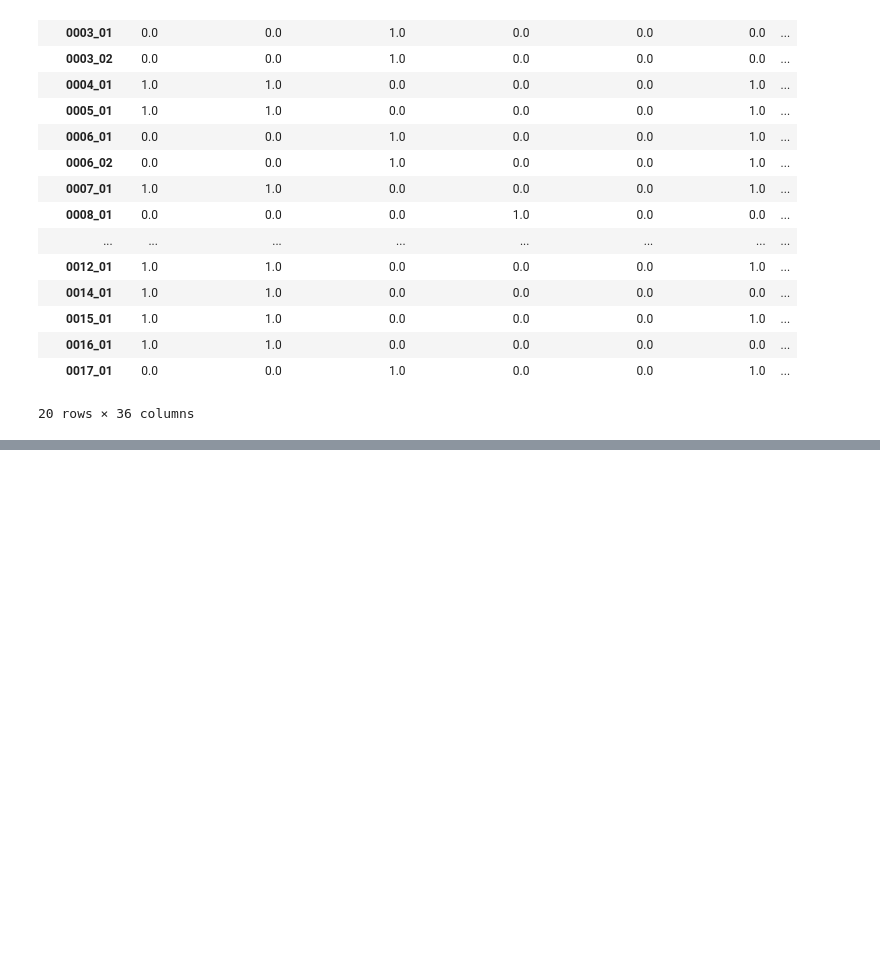
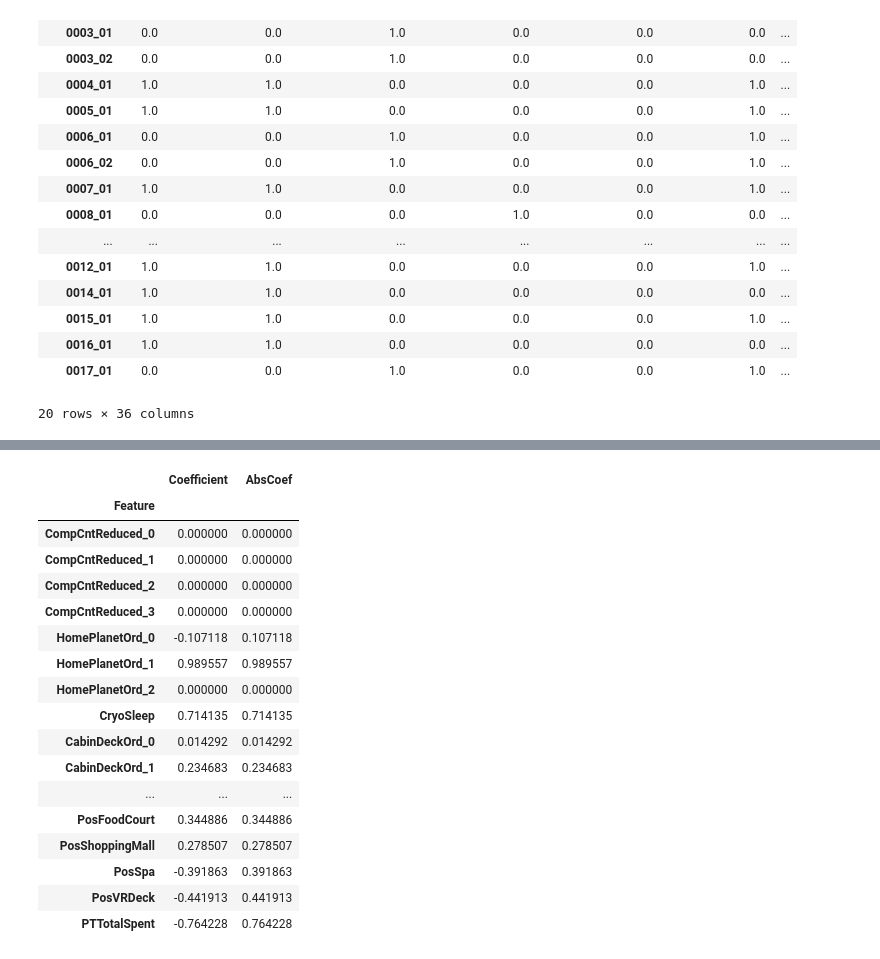
Before and after one commit to mwoitek/spaceship-titanic, a Jupyter notebook: notebooks/logistic_regression.ipynb, the cells around one changed output, grey strips where cells are left out. Saved outputs shown, nothing was run; the diff lists cells and outputs as text; code cells hidden in the pictures; blank space fills up the shorter version.

```diff
--- a/notebooks/logistic_regression.ipynb
+++ b/notebooks/logistic_regression.ipynb
@@ -256,0 +342,3 @@ df.head(20)
+# %%
+best_model = grid_search.best_estimator_
+best_model = cast(LogisticRegression, best_model)
@@ -256,0 +374,26 @@ df.head(20)
+# %%
+df_coef = (
+    pd.DataFrame(data={"Feature": feature_names, "Coefficient": coef})
+    .set_index("Feature")
+    .assign(AbsCoef=lambda x: np.abs(x.Coefficient))
+)
+df_coef
+# %% [output]
+|  | Coefficient | AbsCoef |
+| Feature |  |  |
+| CompCntReduced_0 | 0.000000 | 0.000000 |
+| CompCntReduced_1 | 0.000000 | 0.000000 |
+| CompCntReduced_2 | 0.000000 | 0.000000 |
+| CompCntReduced_3 | 0.000000 | 0.000000 |
+| HomePlanetOrd_0 | -0.107118 | 0.107118 |
+| HomePlanetOrd_1 | 0.989557 | 0.989557 |
+| HomePlanetOrd_2 | 0.000000 | 0.000000 |
+| CryoSleep | 0.714135 | 0.714135 |
+| CabinDeckOrd_0 | 0.014292 | 0.014292 |
+| CabinDeckOrd_1 | 0.234683 | 0.234683 |
+| ... | ... | ... |
+| PosFoodCourt | 0.344886 | 0.344886 |
+| PosShoppingMall | 0.278507 | 0.278507 |
+| PosSpa | -0.391863 | 0.391863 |
+| PosVRDeck | -0.441913 | 0.441913 |
+| PTTotalSpent | -0.764228 | 0.764228 |
```
Also changed, not shown: parts of 16 cells of this notebook, 1 other file.
